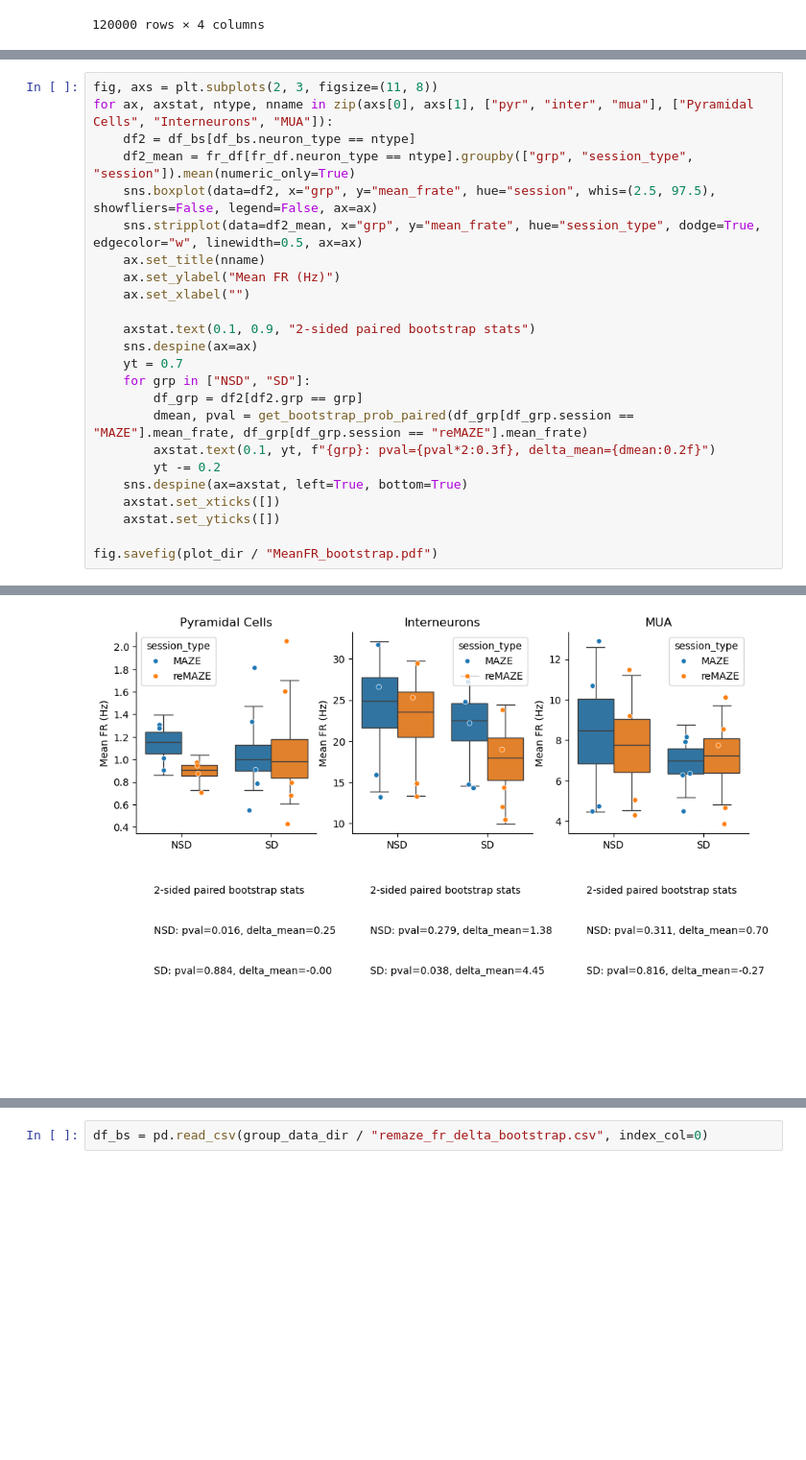
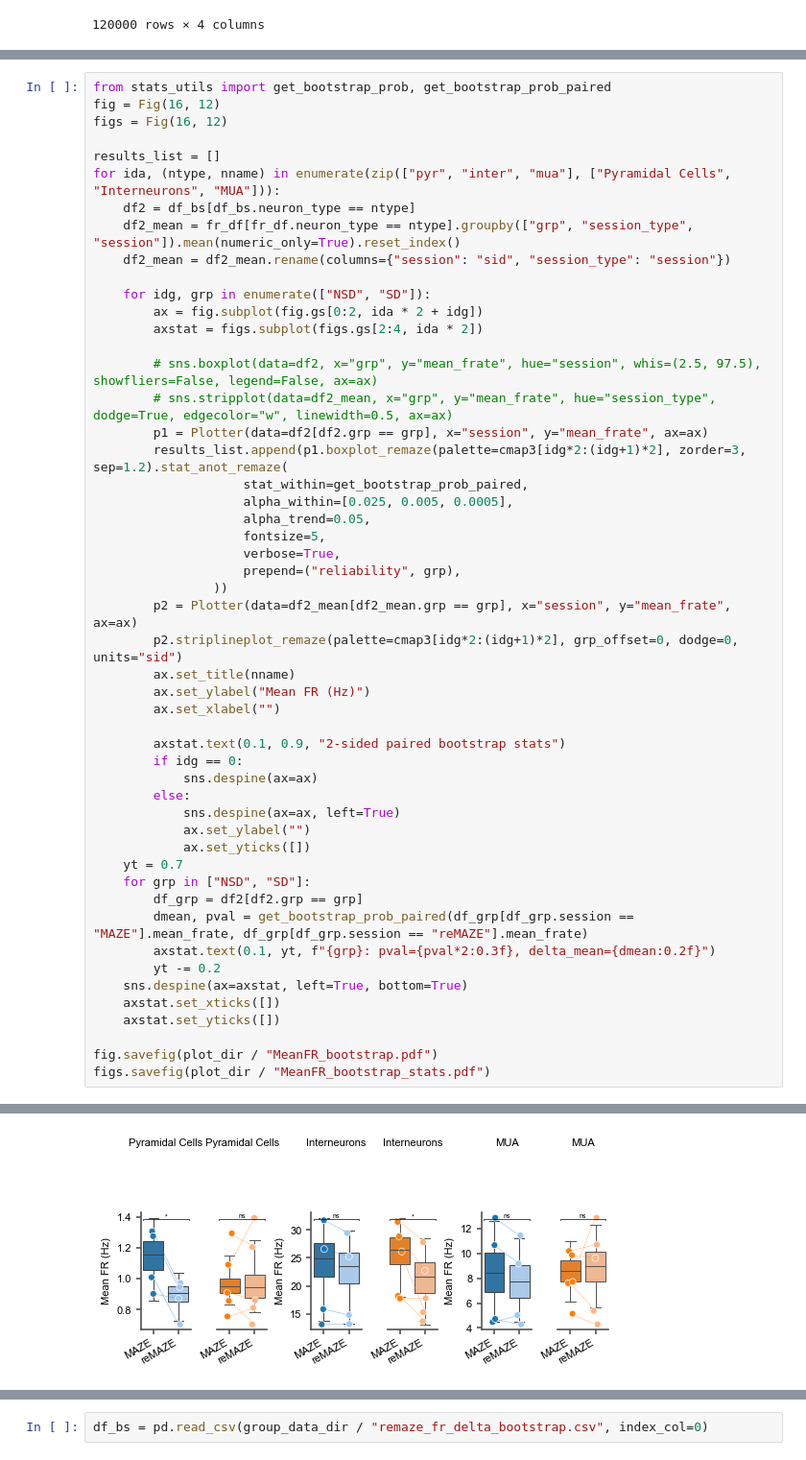
Before and after one commit to nkinsky/Projects_sandbox, a Jupyter notebook: sd_drift/sd_figure4_firing_rate_changes.ipynb, the cells around one changed output, grey strips where cells are left out. Shown at 96% size. Saved outputs shown, nothing was run; the diff lists cells and outputs as text; blank space fills up the shorter version.

Commit message:
add in population level plots and stats

```diff
--- a/sd_drift/sd_figure4_firing_rate_changes.ipynb
+++ b/sd_drift/sd_figure4_firing_rate_changes.ipynb
@@ -224,16 +246,42 @@ df_bs
 # %%
-fig, axs = plt.subplots(2, 3, figsize=(11, 8))
-for ax, axstat, ntype, nname in zip(axs[0], axs[1], ["pyr", "inter", "mua"], ["Pyramidal Cells", "Interneurons", "MUA"]):
+from stats_utils import get_bootstrap_prob, get_bootstrap_prob_paired
+fig = Fig(16, 12)
+figs = Fig(16, 12)
+
+results_list = []
+for ida, (ntype, nname) in enumerate(zip(["pyr", "inter", "mua"], ["Pyramidal Cells", "Interneurons", "MUA"])):
     df2 = df_bs[df_bs.neuron_type == ntype]
-    df2_mean = fr_df[fr_df.neuron_type == ntype].groupby(["grp", "session_type", "session"]).mean(numeric_only=True)
-    sns.boxplot(data=df2, x="grp", y="mean_frate", hue="session", whis=(2.5, 97.5), showfliers=False, legend=False, ax=ax)
-    sns.stripplot(data=df2_mean, x="grp", y="mean_frate", hue="session_type", dodge=True, edgecolor="w", linewidth=0.5, ax=ax)
-    ax.set_title(nname)
-    ax.set_ylabel("Mean FR (Hz)")
-    ax.set_xlabel("")
+    df2_mean = fr_df[fr_df.neuron_type == ntype].groupby(["grp", "session_type", "session"]).mean(numeric_only=True).reset_index()
+    df2_mean = df2_mean.rename(columns={"session": "sid", "session_type": "session"})
 
-    axstat.text(0.1, 0.9, "2-sided paired bootstrap stats")
-    sns.despine(ax=ax)
+    for idg, grp in enumerate(["NSD", "SD"]):
+        ax = fig.subplot(fig.gs[0:2, ida * 2 + idg])
+        axstat = figs.subplot(figs.gs[2:4, ida * 2])
+
+        # sns.boxplot(data=df2, x="grp", y="mean_frate", hue="session", whis=(2.5, 97.5), showfliers=False, legend=False, ax=ax)
+        # sns.stripplot(data=df2_mean, x="grp", y="mean_frate", hue="session_type", dodge=True, edgecolor="w", linewidth=0.5, ax=ax)
+        p1 = Plotter(data=df2[df2.grp == grp], x="session", y="mean_frate", ax=ax)
+        results_list.append(p1.boxplot_remaze(palette=cmap3[idg*2:(idg+1)*2], zorder=3, sep=1.2).stat_anot_remaze(
+                    stat_within=get_bootstrap_prob_paired,
+                    alpha_within=[0.025, 0.005, 0.0005],
+                    alpha_trend=0.05,
+                    fontsize=5,
+                    verbose=True,
+                    prepend=("reliability", grp),
+                ))
+        p2 = Plotter(data=df2_mean[df2_mean.grp == grp], x="session", y="mean_frate", ax=ax)
+        p2.striplineplot_remaze(palette=cmap3[idg*2:(idg+1)*2], grp_offset=0, dodge=0, units="sid")
+        ax.set_title(nname)
+        ax.set_ylabel("Mean FR (Hz)")
+        ax.set_xlabel("")
+
+        axstat.text(0.1, 0.9, "2-sided paired bootstrap stats")
+        if idg == 0:
+            sns.despine(ax=ax)
+        else:
+            sns.despine(ax=ax, left=True)
+            ax.set_ylabel("")
+            ax.set_yticks([])
     yt = 0.7
     for grp in ["NSD", "SD"]:
         df_grp = df2[df2.grp == grp]
@@ -245,4 +293,5 @@ for ax, axstat, ntype, nname in zip(axs[0], axs[1], ["pyr", "inter", "mua"], ["P
     axstat.set_yticks([])
 
 fig.savefig(plot_dir / "MeanFR_bootstrap.pdf")
+figs.savefig(plot_dir / "MeanFR_bootstrap_stats.pdf")
 # %% [output]
@@ -249 +383 @@ fig.savefig(plot_dir / "MeanFR_bootstrap.pdf")
-[figure, old version]
+[figure, new version]
```
Also changed, not shown: parts of 12 cells of this notebook.
